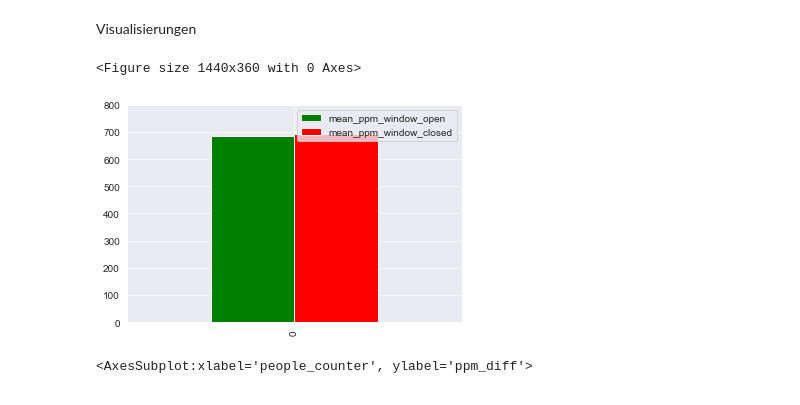
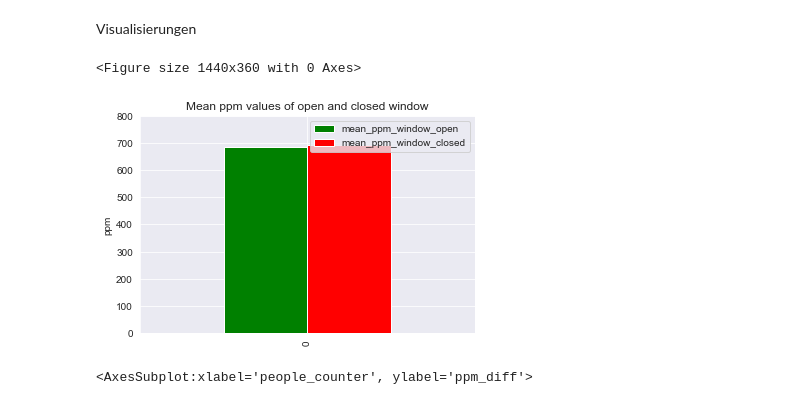
Before and after one commit to nicolarohner1337/smartclassroom, a Jupyter notebook: analyse/nicola.ipynb, the cells around one changed output. Drawn from its saved outputs; the diff is of its cells as text; code cells hidden in the pictures.

```diff
--- a/analyse/nicola.ipynb
+++ b/analyse/nicola.ipynb
@@ -601,11 +539,13 @@ Visualisierungen
 # %%
 #barplot of mean ppm values
 plt.figure(figsize=(20,5))
 df_mean_ppm_window.plot(kind='bar',color=['green','red'],grid=True,ylim=(0,800))
+plt.title("Mean ppm values of open and closed window")
+plt.ylabel("ppm")
 plt.show()
 # %% [output]
 <Figure size 1440x360 with 0 Axes>
-[figure, old version]
+[figure, new version]
 # %%
 sns.barplot(x=df_timewindow_clean_closed["people_counter"], y=df_timewindow_clean_closed["ppm_diff"])
 # %% [output]
```
Also changed, not shown: parts of 24 cells of this notebook.
